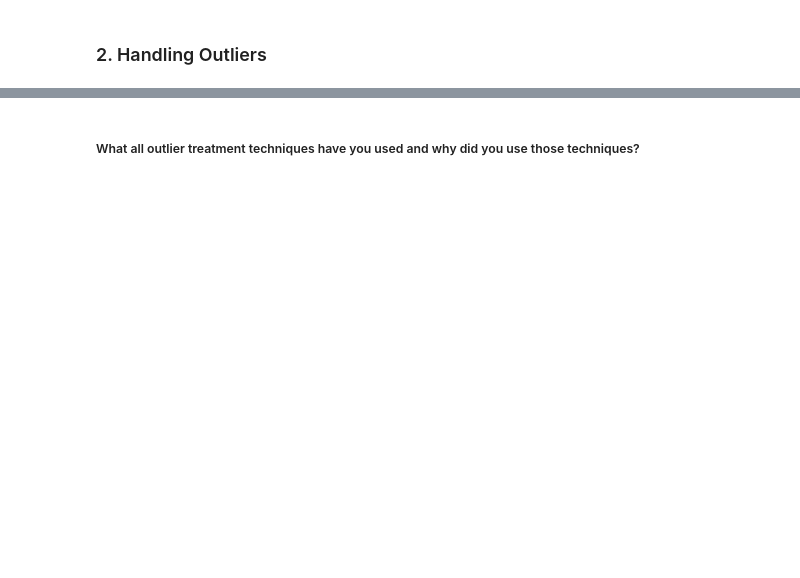
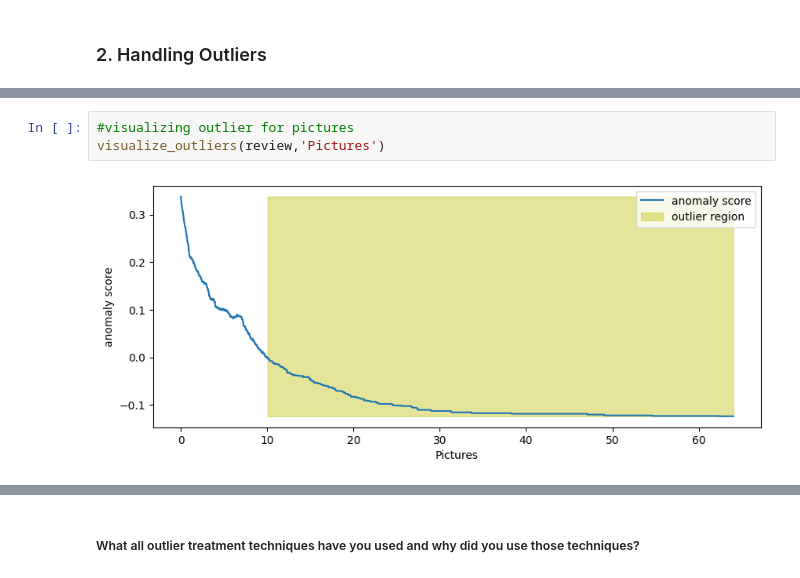
Before and after one commit to meenubenny/Zomato_Restaurant_Clustering_and_Sentiment_Analysis, a Jupyter notebook: Meenu_Benny_Zomato_Restaurant_Clustering_&_Sentiment_Analysis.ipynb, the cells around one changed output, grey strips where cells are left out. Cells and saved outputs as stored; diff of their text form; blank space fills up the shorter version.

```diff
--- a/Meenu_Benny_Zomato_Restaurant_Clustering_&_Sentiment_Analysis.ipynb
+++ b/Meenu_Benny_Zomato_Restaurant_Clustering_&_Sentiment_Analysis.ipynb
@@ -1090,0 +1159,5 @@ Answer Here.
+# %%
+#visualizing outlier for pictures
+visualize_outliers(review,'Pictures')
+# %% [output]
+[figure, added]
```
Also changed, not shown: parts of 77 cells of this notebook.
